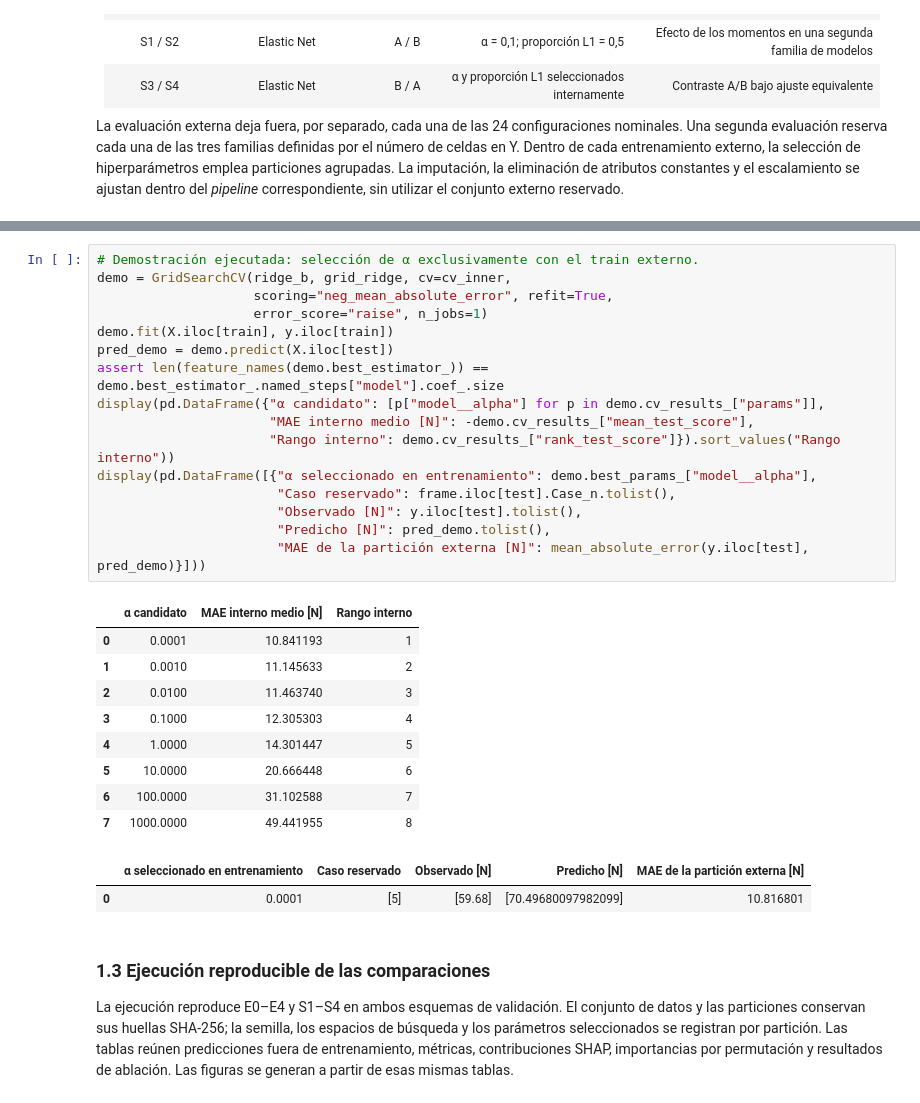
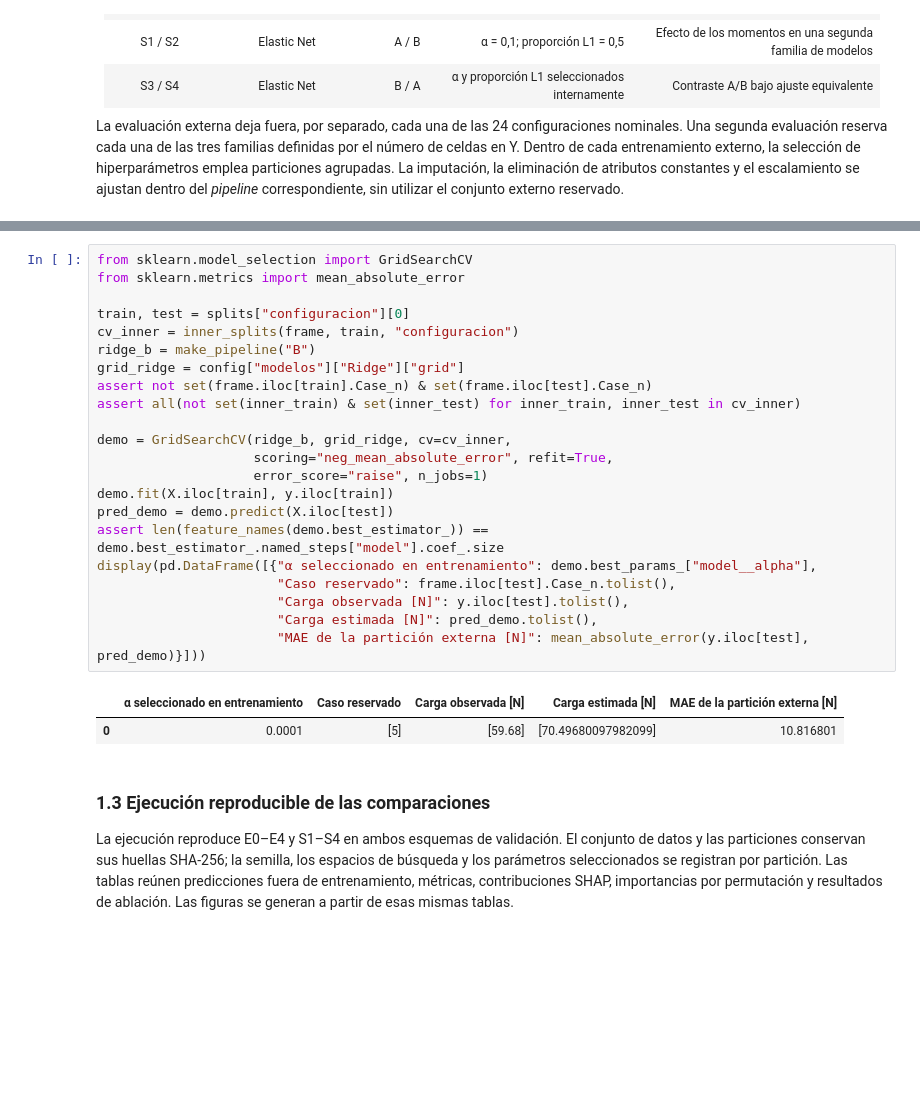
Before and after one commit to melissaaylasb-sudo/T02_MIA14_SeccionB, a Jupyter notebook: notebooks/06_Modelado_Tuning_SHAP.ipynb, the cells around one changed output, grey strips where cells are left out. Cells and saved outputs as stored; diff of their text form; blank space fills up the shorter version.

```diff
--- a/notebooks/06_Modelado_Tuning_SHAP.ipynb
+++ b/notebooks/06_Modelado_Tuning_SHAP.ipynb
@@ -139,31 +73,28 @@ display(pd.DataFrame([{"Modelo": "Ridge", "Espacio": str(grid_ridge)},
 # %%
-# Demostración ejecutada: selección de α exclusivamente con el train externo.
+from sklearn.model_selection import GridSearchCV
+from sklearn.metrics import mean_absolute_error
+
+train, test = splits["configuracion"][0]
+cv_inner = inner_splits(frame, train, "configuracion")
+ridge_b = make_pipeline("B")
+grid_ridge = config["modelos"]["Ridge"]["grid"]
+assert not set(frame.iloc[train].Case_n) & set(frame.iloc[test].Case_n)
+assert all(not set(inner_train) & set(inner_test) for inner_train, inner_test in cv_inner)
+
 demo = GridSearchCV(ridge_b, grid_ridge, cv=cv_inner,
                     scoring="neg_mean_absolute_error", refit=True,
                     error_score="raise", n_jobs=1)
 demo.fit(X.iloc[train], y.iloc[train])
 pred_demo = demo.predict(X.iloc[test])
 assert len(feature_names(demo.best_estimator_)) == demo.best_estimator_.named_steps["model"].coef_.size
-display(pd.DataFrame({"α candidato": [p["model__alpha"] for p in demo.cv_results_["params"]],
-                      "MAE interno medio [N]": -demo.cv_results_["mean_test_score"],
-                      "Rango interno": demo.cv_results_["rank_test_score"]}).sort_values("Rango interno"))
 display(pd.DataFrame([{"α seleccionado en entrenamiento": demo.best_params_["model__alpha"],
                        "Caso reservado": frame.iloc[test].Case_n.tolist(),
-                       "Observado [N]": y.iloc[test].tolist(),
-                       "Predicho [N]": pred_demo.tolist(),
+                       "Carga observada [N]": y.iloc[test].tolist(),
+                       "Carga estimada [N]": pred_demo.tolist(),
                        "MAE de la partición externa [N]": mean_absolute_error(y.iloc[test], pred_demo)}]))
 # %% [output]
-|  | α candidato | MAE interno medio [N] | Rango interno |
-| 0 | 0.0001 | 10.841193 | 1 |
-| 1 | 0.0010 | 11.145633 | 2 |
-| 2 | 0.0100 | 11.463740 | 3 |
-| 3 | 0.1000 | 12.305303 | 4 |
-| 4 | 1.0000 | 14.301447 | 5 |
-| 5 | 10.0000 | 20.666448 | 6 |
-| 6 | 100.0000 | 31.102588 | 7 |
-| 7 | 1000.0000 | 49.441955 | 8 |
+|  | α seleccionado en entrenamiento | Caso reservado | Carga observada [N] | Carga estimada [N] | MAE de la partición externa [N] |
+| 0 | 0.0001 | [5] | [59.68] | [70.49680097982099] | 10.816801 |
-|  | α seleccionado en entrenamiento | Caso reservado | Observado [N] | Predicho [N] | MAE de la partición externa [N] |
-| 0 | 0.0001 | [5] | [59.68] | [70.49680097982099] | 10.816801 |
 # %% [markdown]
 ### 1.3 Ejecución reproducible de las comparaciones
 
```
Also changed, not shown: parts of 22 cells of this notebook, 10 other files.
